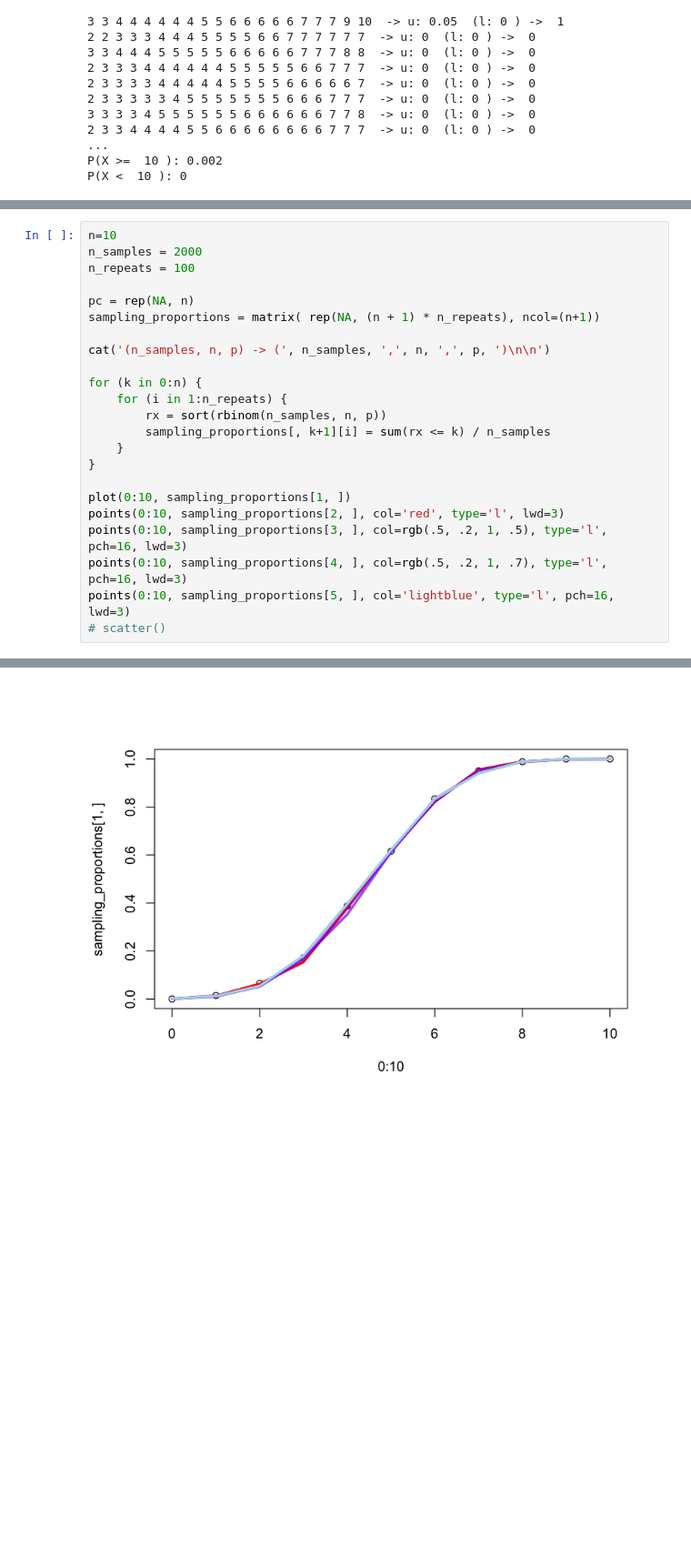
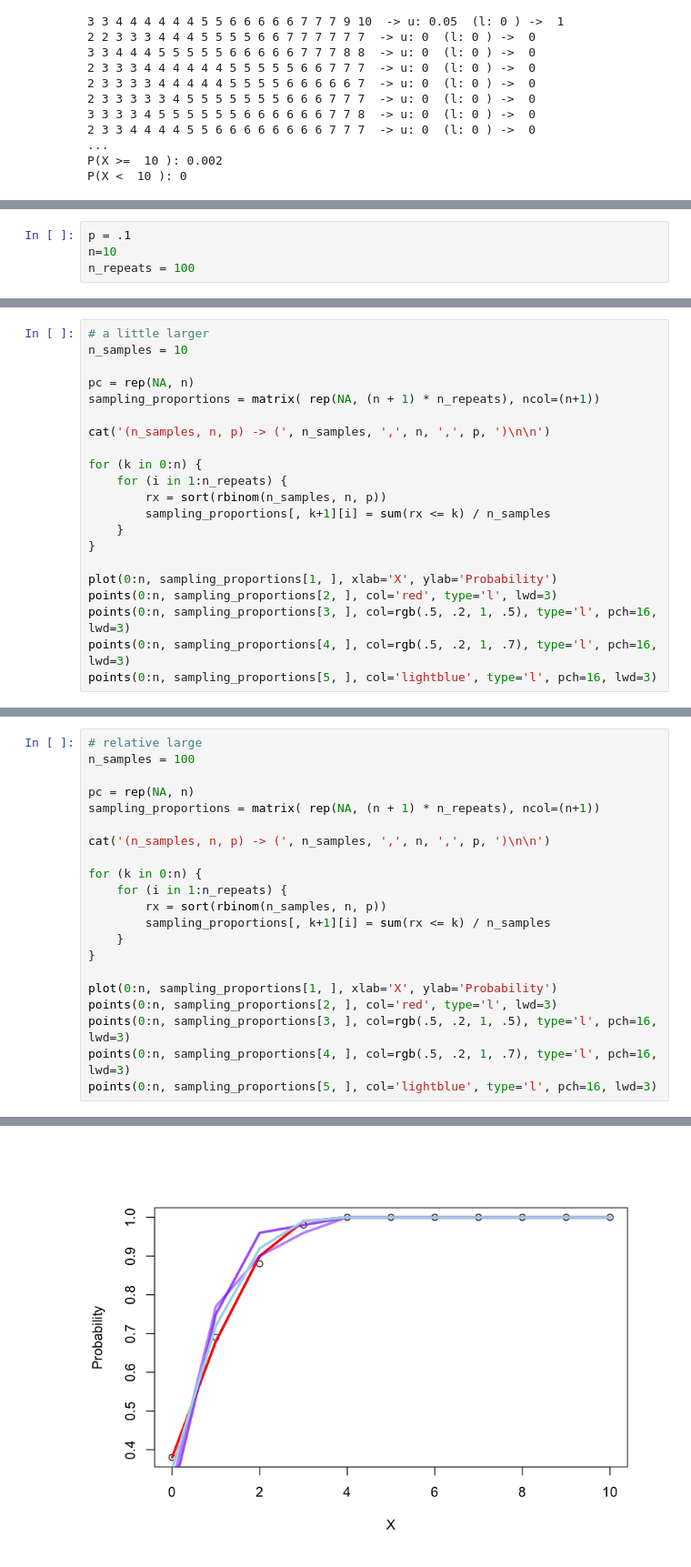
Before and after one commit to trankhanhtk/Statistics-with-R, a Jupyter notebook: The_Binomial_Distribution.ipynb, the cells around one changed output, grey strips where cells are left out. Shown at 91% size. Cells and saved outputs as stored; diff of their text form; blank space fills up the shorter version.

```diff
--- a/The_Binomial_Distribution.ipynb
+++ b/The_Binomial_Distribution.ipynb
@@ -65,0 +69,4 @@ P(X <  10 ): 0
+# %%
+p = .1
+n=10
+n_repeats = 100
@@ -65,0 +96,21 @@ P(X <  10 ): 0
+# %%
+# a little larger
+n_samples = 10
+
+pc = rep(NA, n)
+sampling_proportions = matrix( rep(NA, (n + 1) * n_repeats), ncol=(n+1))
+
+cat('(n_samples, n, p) -> (', n_samples, ',', n, ',', p, ')\n\n')
+
+for (k in 0:n) {
+    for (i in 1:n_repeats) {
+        rx = sort(rbinom(n_samples, n, p))
+        sampling_proportions[, k+1][i] = sum(rx <= k) / n_samples
+    }
+}
+
+plot(0:n, sampling_proportions[1, ], xlab='X', ylab='Probability')
+points(0:n, sampling_proportions[2, ], col='red', type='l', lwd=3)
+points(0:n, sampling_proportions[3, ], col=rgb(.5, .2, 1, .5), type='l', pch=16, lwd=3)
+points(0:n, sampling_proportions[4, ], col=rgb(.5, .2, 1, .7), type='l', pch=16, lwd=3)
+points(0:n, sampling_proportions[5, ], col='lightblue', type='l', pch=16, lwd=3)
@@ -66,7 +120,6 @@ P(X <  10 ): 0
 # %%
-n=10
-n_samples = 2000
-n_repeats = 100
+# relative large
+n_samples = 100
 
 pc = rep(NA, n)
 sampling_proportions = matrix( rep(NA, (n + 1) * n_repeats), ncol=(n+1))
@@ -80,10 +133,9 @@ for (k in 0:n) {
     }
 }
 
-plot(0:10, sampling_proportions[1, ])
-points(0:10, sampling_proportions[2, ], col='red', type='l', lwd=3)
-points(0:10, sampling_proportions[3, ], col=rgb(.5, .2, 1, .5), type='l', pch=16, lwd=3)
-points(0:10, sampling_proportions[4, ], col=rgb(.5, .2, 1, .7), type='l', pch=16, lwd=3)
-points(0:10, sampling_proportions[5, ], col='lightblue', type='l', pch=16, lwd=3)
-# scatter()
+plot(0:n, sampling_proportions[1, ], xlab='X', ylab='Probability')
+points(0:n, sampling_proportions[2, ], col='red', type='l', lwd=3)
+points(0:n, sampling_proportions[3, ], col=rgb(.5, .2, 1, .5), type='l', pch=16, lwd=3)
+points(0:n, sampling_proportions[4, ], col=rgb(.5, .2, 1, .7), type='l', pch=16, lwd=3)
+points(0:n, sampling_proportions[5, ], col='lightblue', type='l', pch=16, lwd=3)
 # %% [output]
@@ -91 +143 @@ points(0:10, sampling_proportions[5, ], col='lightblue', type='l', pch=16, lwd=3
-[figure, old version]
+[figure, new version]
```
Also changed, not shown: parts of 8 cells of this notebook.
